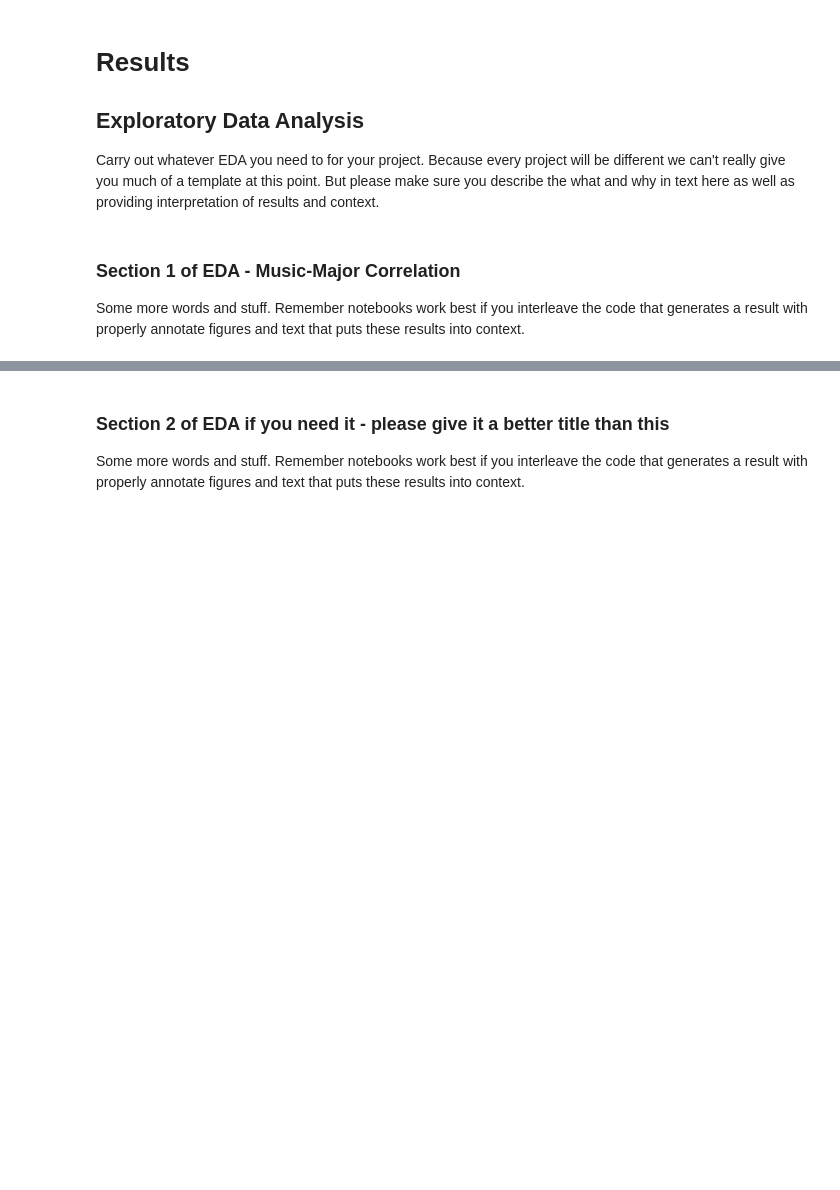
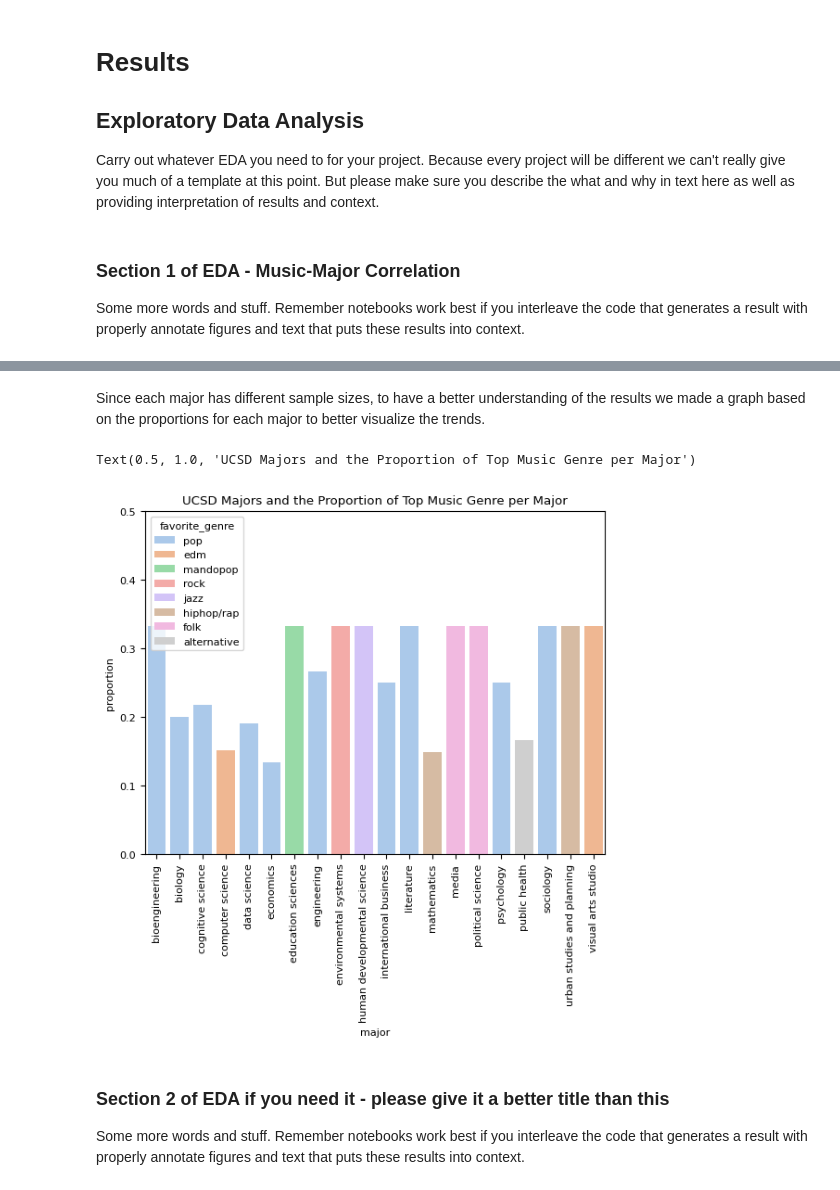
Before and after one commit to ninaahong/COGS108, a Jupyter notebook: EDACheckpoint_Group041_WI24.ipynb, the cells around one changed output, grey strips where cells are left out. Drawn from its saved outputs; the diff is of its cells as text; code cells hidden in the pictures; blank space fills up the shorter version.

```diff
--- a/EDACheckpoint_Group041_WI24.ipynb
+++ b/EDACheckpoint_Group041_WI24.ipynb
@@ -600,3 +669,19 @@ Text(0.5, 1.0, 'UCSD Majors and the Overall Top Music Genre')
+# %% [markdown]
+Since each major has different sample sizes, to have a better understanding of the results we made a graph based on the proportions for each major to better visualize the trends.
+# %%
+student_major=music_major_genre['major'].value_counts().reset_index()
+student_major=student_major.rename(columns={'count':'students_count'})
+proportion_music_major=pd.merge(major_count, student_major, how='left')
+
+proportion_music_major=proportion_music_major.assign(proportion=proportion_music_major['count']/proportion_music_major['students_count'])
+# %%
+music_major_pro_bar=sns.barplot(x='major', y='proportion', hue='favorite_genre', data=proportion_music_major,palette='pastel')
+plt.xticks(rotation=90)
+plt.ylim(0, 0.5)
+plt.title('UCSD Majors and the Proportion of Top Music Genre per Major')
+# %% [output]
+Text(0.5, 1.0, 'UCSD Majors and the Proportion of Top Music Genre per Major')
+[figure, added]
 # %% [markdown]
 ### Section 2 of EDA if you need it  - please give it a better title than this
 
```
Also changed, not shown: parts of 15 cells of this notebook.
